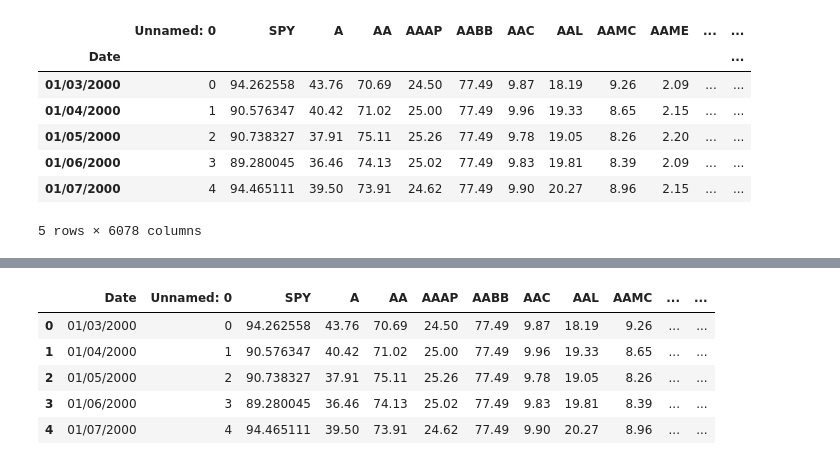
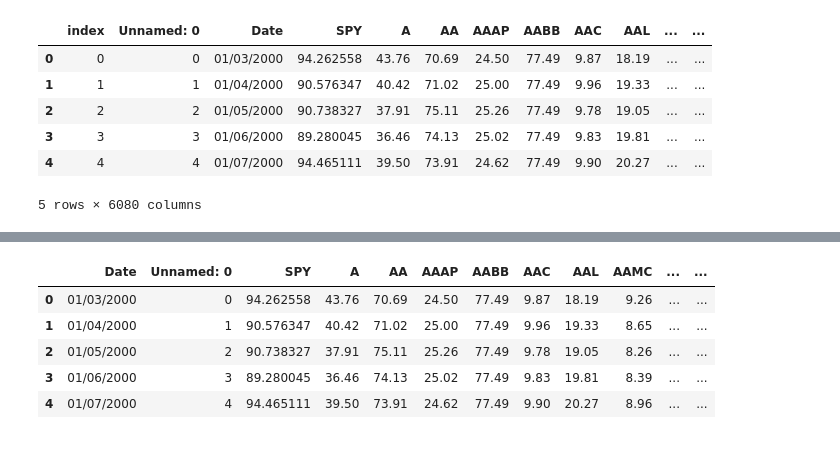
Before and after one commit to LumberJon1/EfficientPortfolio, a Jupyter notebook: EfficientPortfolioNotebook.ipynb, the cells around one changed output, grey strips where cells are left out. Drawn from its saved outputs; the diff is of its cells as text; code cells hidden in the pictures.

```diff
--- a/EfficientPortfolioNotebook.ipynb
+++ b/EfficientPortfolioNotebook.ipynb
@@ -5,15 +5,18 @@ import os
 import random
 import numpy as np
 
-df = pd.read_csv("all_history.csv")
-df = df.set_index("Date")
-df.head(5)
+# df = pd.read_csv("all_history.csv")
+# df = df.set_index("Date")
+# df.head(5)
-# %% [output]
-|  | Unnamed: 0 | SPY | A | AA | AAAP | AABB | AAC | AAL | AAMC | AAME | ... | ... |
-| Date |  |  |  |  |  |  |  |  |  |  |  | ... |
-| 01/03/2000 | 0 | 94.262558 | 43.76 | 70.69 | 24.50 | 77.49 | 9.87 | 18.19 | 9.26 | 2.09 | ... | ... |
-| 01/04/2000 | 1 | 90.576347 | 40.42 | 71.02 | 25.00 | 77.49 | 9.96 | 19.33 | 8.65 | 2.15 | ... | ... |
-| 01/05/2000 | 2 | 90.738327 | 37.91 | 75.11 | 25.26 | 77.49 | 9.78 | 19.05 | 8.26 | 2.20 | ... | ... |
-| 01/06/2000 | 3 | 89.280045 | 36.46 | 74.13 | 25.02 | 77.49 | 9.83 | 19.81 | 8.39 | 2.09 | ... | ... |
-| 01/07/2000 | 4 | 94.465111 | 39.50 | 73.91 | 24.62 | 77.49 | 9.90 | 20.27 | 8.96 | 2.15 | ... | ... |
-5 rows × 6078 columns
+# %%
+df = pd.read_csv("all_history.csv")
+df = df.reset_index()
+df.head(5)
+# %% [output]
+|  | index | Unnamed: 0 | Date | SPY | A | AA | AAAP | AABB | AAC | AAL | ... | ... |
+| 0 | 0 | 0 | 01/03/2000 | 94.262558 | 43.76 | 70.69 | 24.50 | 77.49 | 9.87 | 18.19 | ... | ... |
+| 1 | 1 | 1 | 01/04/2000 | 90.576347 | 40.42 | 71.02 | 25.00 | 77.49 | 9.96 | 19.33 | ... | ... |
+| 2 | 2 | 2 | 01/05/2000 | 90.738327 | 37.91 | 75.11 | 25.26 | 77.49 | 9.78 | 19.05 | ... | ... |
+| 3 | 3 | 3 | 01/06/2000 | 89.280045 | 36.46 | 74.13 | 25.02 | 77.49 | 9.83 | 19.81 | ... | ... |
+| 4 | 4 | 4 | 01/07/2000 | 94.465111 | 39.50 | 73.91 | 24.62 | 77.49 | 9.90 | 20.27 | ... | ... |
+5 rows × 6080 columns
```
Also changed, not shown: parts of 2 cells of this notebook, 1 other file.
